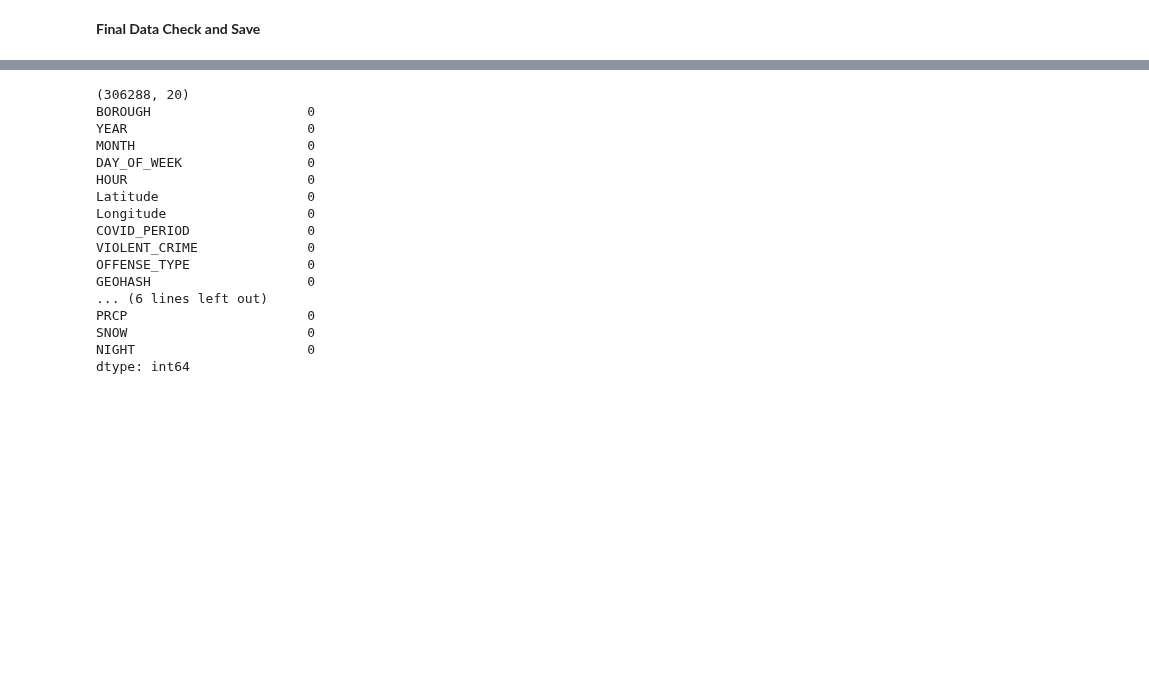
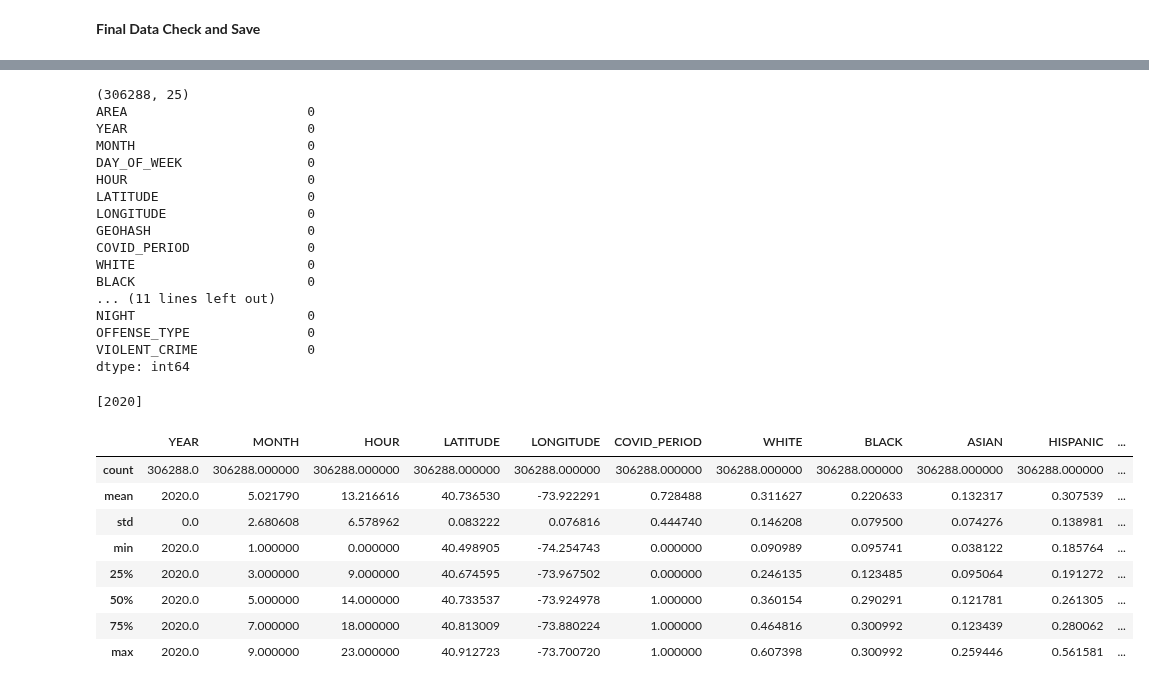
Before and after one commit to YolandaMDavis/cs109a-fall2020, a Jupyter notebook: Data_Merge_Milestone_3.ipynb, the cells around one changed output, grey strips where cells are left out. Saved outputs shown, nothing was run; the diff lists cells and outputs as text; code cells hidden in the pictures; blank space fills up the shorter version.

```diff
--- a/Data_Merge_Milestone_3.ipynb
+++ b/Data_Merge_Milestone_3.ipynb
@@ -91,3 +91,6 @@ new_york_elws_df.head()
 | 308319126 | MANHATTAN | 08/24/2020 | 18:30:00 | VIOLATION | HARRASSMENT 2 | HARASSMENT,SUBD 1,CIVILIAN | 08/24/2020 | 40.830532 | ... |
 | 133816979 | BROOKLYN | 08/24/2020 | 22:20:00 | VIOLATION | HARRASSMENT 2 | HARASSMENT,SUBD 3,4,5 | 08/24/2020 | 40.670054 | ... |
 | 284953252 | BROOKLYN | 08/24/2020 | 12:25:00 | VIOLATION | HARRASSMENT 2 | HARASSMENT,SUBD 3,4,5 | 08/24/2020 | 40.638045 | ... |
+# %%
+new_york_crime_socio_eco_full_df = pd.read_csv(DATA_ROOT + 'nyc_crime_socio_eco_final.csv').set_index(["CMPLNT_NUM"]).drop(columns=["Unnamed: 0","Unnamed: 0.1"])
+new_york_crime_socio_eco_full_df.head()
@@ -128,8 +145,9 @@ boston_crime_analysis_data_df = boston_crime_analysis_data_df[boston_crime_analy
 # %%
 crime_covid_df = new_york_crime_covid_df[["BOROUGH","YEAR","MONTH","DAY_OF_WEEK","HOUR","Latitude","Longitude","COVID_PERIOD","VIOLENT_CRIME","OFFENSE_TYPE","GEOHASH"]]
 crime_socio_eco_df = new_york_crime_socio_eco_df[["LOCAL_PROP_VALUES"]]
+crime_socio_eco_full_df = new_york_crime_socio_eco_full_df[['Pct_Population_asian','Pct_Population_black','Pct_Population_white','Pct_Population_hispanic','Labor_Participation','Poverty_Rate','Median_Income']]
 crime_elws_df = new_york_elws_df[["Streetlight_density","Police_Station_Distance","Hospitals_Distance","College_Univ_Distance","election","PRCP","SNOW","NIGHT"]]
-new_york_crime_analysis_data_df = crime_covid_df.join(crime_socio_eco_df).join(crime_elws_df)
+new_york_crime_analysis_data_df = crime_covid_df.join(crime_socio_eco_df).join(crime_socio_eco_full_df).join(crime_elws_df)
 new_york_crime_analysis_data_df.head()
 # %% [output]
 |  | BOROUGH | YEAR | MONTH | DAY_OF_WEEK | HOUR | Latitude | Longitude | COVID_PERIOD | VIOLENT_CRIME | ... |
@@ -145,0 +182,3 @@ new_york_crime_analysis_data_df = new_york_crime_analysis_data_df[(new_york_crim
+# %%
+new_york_crime_analysis_data_final_df = new_york_crime_analysis_data_df[["AREA","YEAR","MONTH","DAY_OF_WEEK","HOUR","LATITUDE","LONGITUDE","GEOHASH","COVID_PERIOD","WHITE","BLACK","ASIAN","HISPANIC","MEDIAN_INCOME","LOCAL_PROP_VALUES","STREETLIGHT_DISTANCE","POLICE_STATION_DISTANCE","HOSPITAL_DISTANCE","COLLEGE_UNIV_DISTANCE","ELECTION","PRCP","SNOW","NIGHT","OFFENSE_TYPE","VIOLENT_CRIME"]].reset_index().drop(columns=["CMPLNT_NUM"])
+new_york_crime_analysis_data_final_df.head()
@@ -170,22 +230,36 @@ dtype: int64
 # %%
 # Final checkpoint before writing out final data set
-print(new_york_crime_analysis_data_df.shape)
-print(new_york_crime_analysis_data_df.isnull().sum())
+print(new_york_crime_analysis_data_final_df.shape)
+print(new_york_crime_analysis_data_final_df.isnull().sum())
 # %% [output]
-(306288, 20)
-BOROUGH                    0
+(306288, 25)
+AREA                       0
 YEAR                       0
 MONTH                      0
 DAY_OF_WEEK                0
 HOUR                       0
-Latitude                   0
-Longitude                  0
+LATITUDE                   0
+LONGITUDE                  0
+GEOHASH                    0
 COVID_PERIOD               0
+WHITE                      0
+BLACK                      0
+... (11 lines left out)
+NIGHT                      0
+OFFENSE_TYPE               0
 VIOLENT_CRIME              0
-OFFENSE_TYPE               0
-GEOHASH                    0
-... (6 lines left out)
-PRCP                       0
-SNOW                       0
-NIGHT                      0
 dtype: int64
+# %%
+print(new_york_crime_analysis_data_final_df["YEAR"].unique())
+new_york_crime_analysis_data_final_df.describe()
+# %% [output]
+[2020]
+|  | YEAR | MONTH | HOUR | LATITUDE | LONGITUDE | COVID_PERIOD | WHITE | BLACK | ASIAN | HISPANIC | ... |
+| count | 306288.0 | 306288.000000 | 306288.000000 | 306288.000000 | 306288.000000 | 306288.000000 | 306288.000000 | 306288.000000 | 306288.000000 | 306288.000000 | ... |
+| mean | 2020.0 | 5.021790 | 13.216616 | 40.736530 | -73.922291 | 0.728488 | 0.311627 | 0.220633 | 0.132317 | 0.307539 | ... |
+| std | 0.0 | 2.680608 | 6.578962 | 0.083222 | 0.076816 | 0.444740 | 0.146208 | 0.079500 | 0.074276 | 0.138981 | ... |
+| min | 2020.0 | 1.000000 | 0.000000 | 40.498905 | -74.254743 | 0.000000 | 0.090989 | 0.095741 | 0.038122 | 0.185764 | ... |
+| 25% | 2020.0 | 3.000000 | 9.000000 | 40.674595 | -73.967502 | 0.000000 | 0.246135 | 0.123485 | 0.095064 | 0.191272 | ... |
+| 50% | 2020.0 | 5.000000 | 14.000000 | 40.733537 | -73.924978 | 1.000000 | 0.360154 | 0.290291 | 0.121781 | 0.261305 | ... |
+| 75% | 2020.0 | 7.000000 | 18.000000 | 40.813009 | -73.880224 | 1.000000 | 0.464816 | 0.300992 | 0.123439 | 0.280062 | ... |
+| max | 2020.0 | 9.000000 | 23.000000 | 40.912723 | -73.700720 | 1.000000 | 0.607398 | 0.300992 | 0.259446 | 0.561581 | ... |
```
Also changed, not shown: parts of 11 cells of this notebook.
